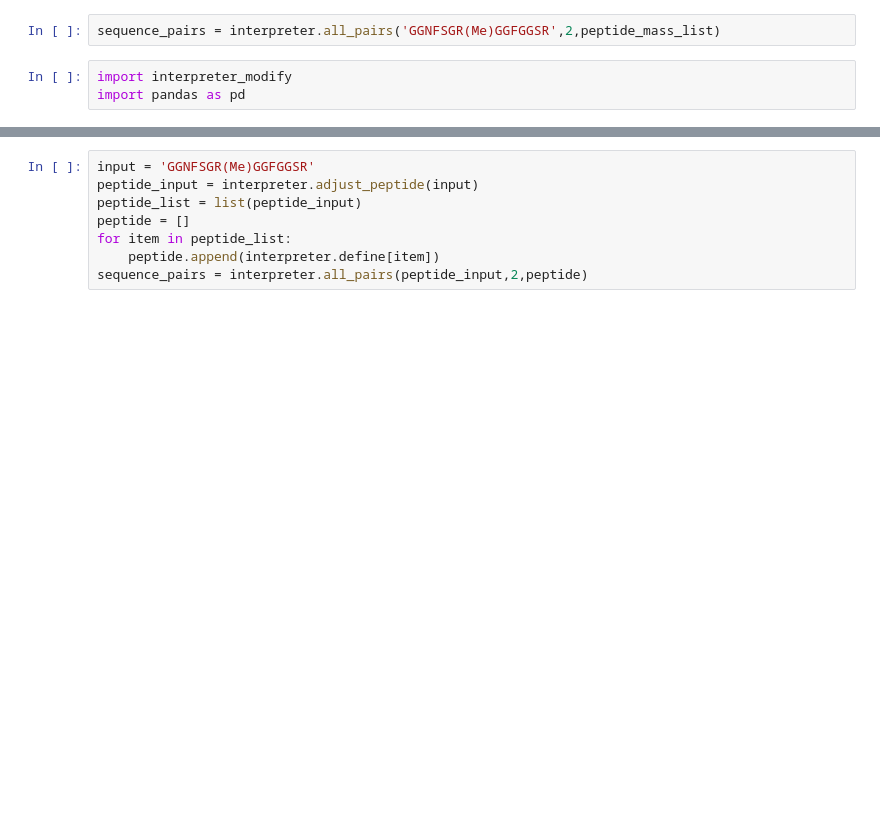
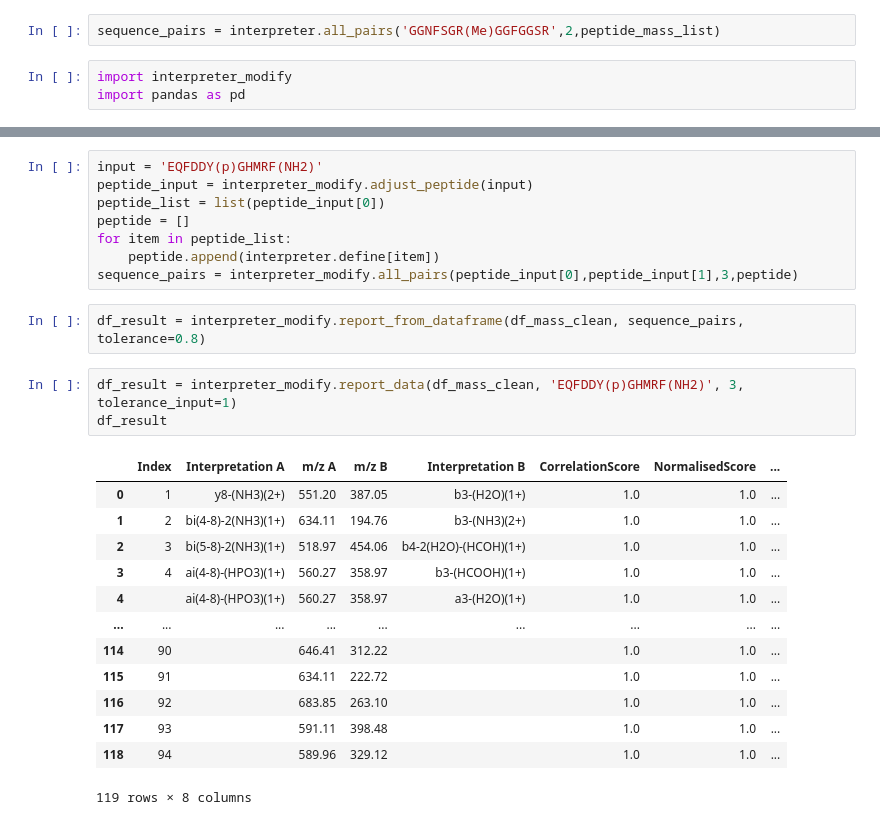
Before and after one commit to Kevinxsn/2D_spec_dict, a Jupyter notebook: notebook.ipynb, the cells around one changed output, grey strips where cells are left out. Saved outputs shown, nothing was run; the diff lists cells and outputs as text; blank space fills up the shorter version.

```diff
--- a/notebook.ipynb
+++ b/notebook.ipynb
@@ -468,8 +475,27 @@ interpreter_modify.report_data(df_mass_clean, 'GGNFSGR(Me)GGFGGSR', 2).head(30)
 # %%
-input = 'GGNFSGR(Me)GGFGGSR'
-peptide_input = interpreter.adjust_peptide(input)
-peptide_list = list(peptide_input)
+input = 'EQFDDY(p)GHMRF(NH2)'
+peptide_input = interpreter_modify.adjust_peptide(input)
+peptide_list = list(peptide_input[0])
 peptide = []
 for item in peptide_list:
     peptide.append(interpreter.define[item])
-sequence_pairs = interpreter.all_pairs(peptide_input,2,peptide)
+sequence_pairs = interpreter_modify.all_pairs(peptide_input[0],peptide_input[1],3,peptide)
+# %%
+df_result = interpreter_modify.report_from_dataframe(df_mass_clean, sequence_pairs, tolerance=0.8)
+# %%
+df_result = interpreter_modify.report_data(df_mass_clean, 'EQFDDY(p)GHMRF(NH2)', 3, tolerance_input=1)
+df_result
+# %% [output]
+|  | Index | Interpretation A | m/z A | m/z B | Interpretation B | CorrelationScore | NormalisedScore | ... |
+| 0 | 1 | y8-(NH3)(2+) | 551.20 | 387.05 | b3-(H2O)(1+) | 1.0 | 1.0 | ... |
+| 1 | 2 | bi(4-8)-2(NH3)(1+) | 634.11 | 194.76 | b3-(NH3)(2+) | 1.0 | 1.0 | ... |
+| 2 | 3 | bi(5-8)-2(NH3)(1+) | 518.97 | 454.06 | b4-2(H2O)-(HCOH)(1+) | 1.0 | 1.0 | ... |
+| 3 | 4 | ai(4-8)-(HPO3)(1+) | 560.27 | 358.97 | b3-(HCOOH)(1+) | 1.0 | 1.0 | ... |
+| 4 |  | ai(4-8)-(HPO3)(1+) | 560.27 | 358.97 | a3-(H2O)(1+) | 1.0 | 1.0 | ... |
+| ... | ... | ... | ... | ... | ... | ... | ... | ... |
+| 114 | 90 |  | 646.41 | 312.22 |  | 1.0 | 1.0 | ... |
+| 115 | 91 |  | 634.11 | 222.72 |  | 1.0 | 1.0 | ... |
+| 116 | 92 |  | 683.85 | 263.10 |  | 1.0 | 1.0 | ... |
+| 117 | 93 |  | 591.11 | 398.48 |  | 1.0 | 1.0 | ... |
+| 118 | 94 |  | 589.96 | 329.12 |  | 1.0 | 1.0 | ... |
+119 rows × 8 columns
```
Also changed, not shown: parts of 9 cells of this notebook, 1 other file.
